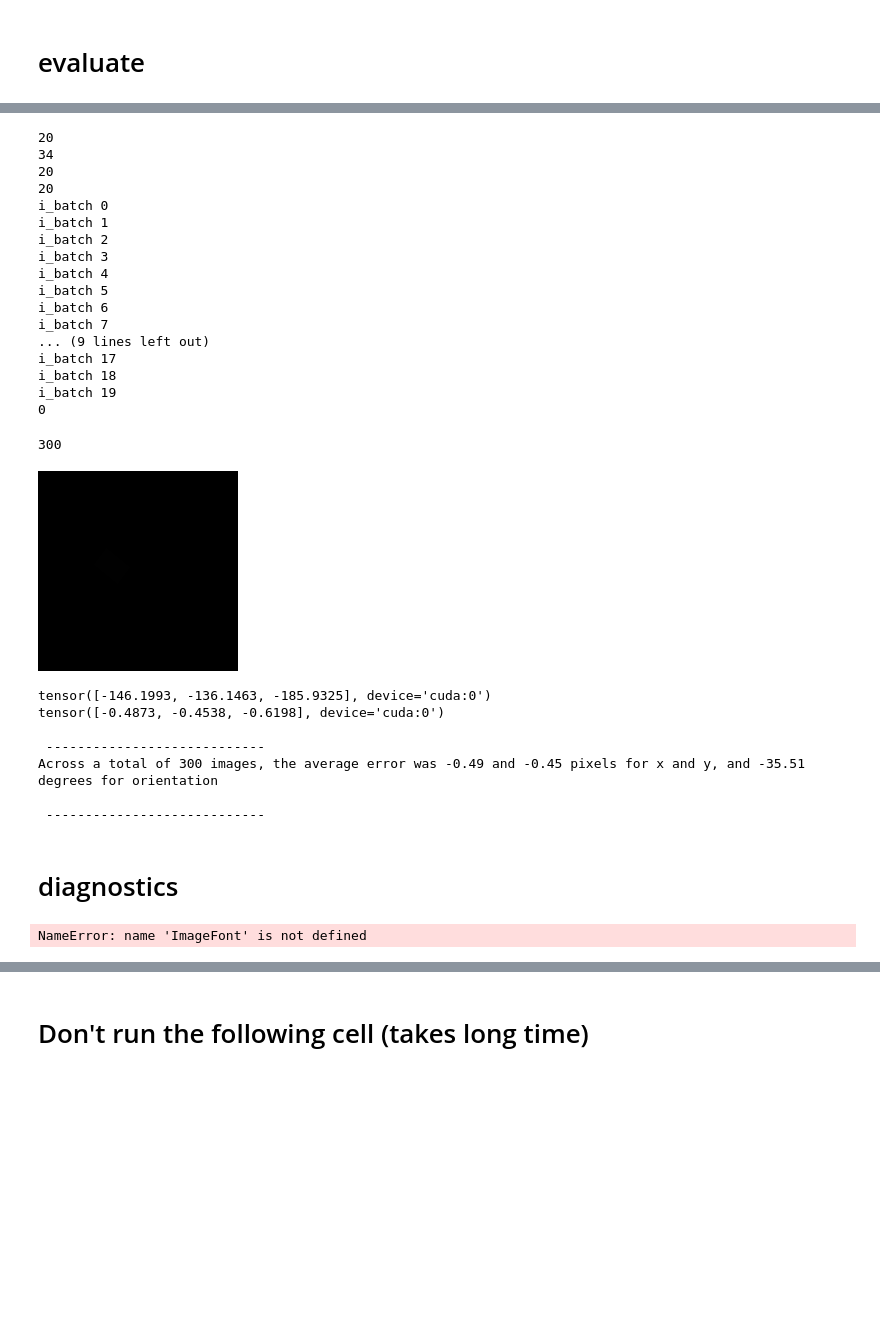
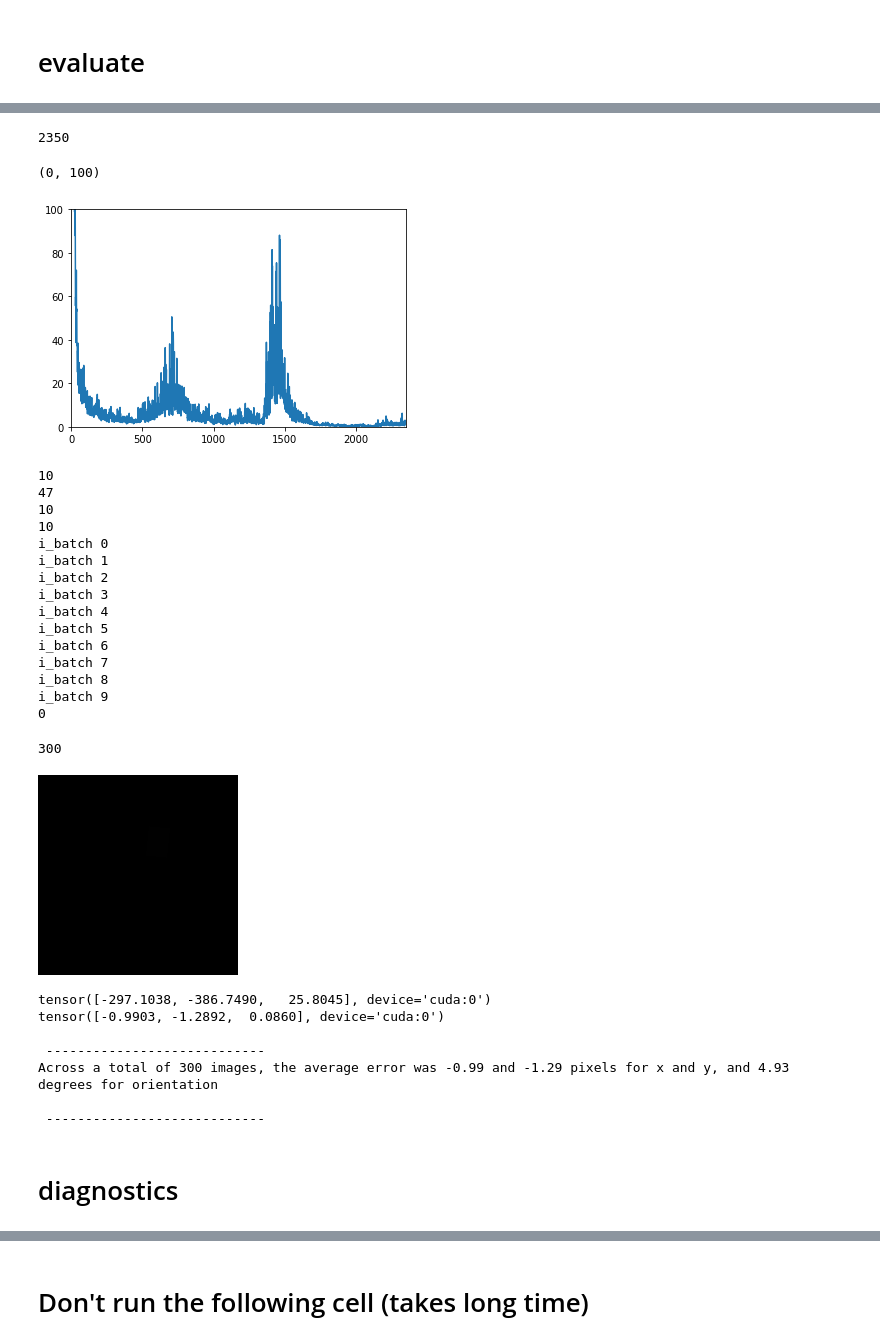
Before and after one commit to nouyang/platt2018, a Jupyter notebook: rcnn_depth/image generation.ipynb, the cells around one changed output, grey strips where cells are left out. Cells and saved outputs as stored; diff of their text form; code cells hidden in the pictures; blank space fills up the shorter version.

```diff
--- a/rcnn_depth/image generation.ipynb
+++ b/rcnn_depth/image generation.ipynb
@@ -66,9 +68,9 @@ def make_dataset(dirname, num_images):
         img.save(newpath + '/rect'+str(i)+'.png')
     return true_coords
 
-train_truth = make_dataset('data', 500)
+train_truth = make_dataset('data1', 1500)
 print(len(train_truth))
-test_truth = make_dataset('./data/test', 300)
+test_truth = make_dataset('./data1/test', 300)
 
 class RectDepthImgsDataset(Dataset):
     """Artificially generated depth images dataset"""
@@ -106,19 +108,19 @@ class RectDepthImgsDataset(Dataset):
 num_epochs = 50
 num_classes = 3 # predicting x,y,orientation
 learning_rate = 0.001
-batch_size = 15
+batch_size = 32
 
 device = torch.device("cuda:0" if torch.cuda.is_available() else "cpu")
 print("CUDA available? device: ", device)
 
 # Dataset is depth images of rectangular blocks
-train_dataset = RectDepthImgsDataset(img_dir='./data', coords=train_truth)
+train_dataset = RectDepthImgsDataset(img_dir='./data1', coords=train_truth)
 
 # Data loader
 train_loader = DataLoader(dataset=train_dataset, batch_size=batch_size,
                           shuffle=True)
 
-test_dataset = RectDepthImgsDataset(img_dir='./data/test', coords=test_truth)
+test_dataset = RectDepthImgsDataset(img_dir='./data1/test', coords=test_truth)
 
 # Data loader
 test_loader = DataLoader(dataset=test_dataset, batch_size=batch_size,
@@ -186,7 +188,7 @@ for epoch in range(num_epochs):
 
         images, labels = images.to(device), labels.to(device)
         optimizer.zero_grad()
-        print('This is batch', i_batch, ' with len images ', len(images))
+        #print('This is batch', i_batch, ' with len images ', len(images))
 
         # Forward pass
         outputs = model(images).to(device)
@@ -197,7 +199,7 @@ for epoch in range(num_epochs):
         optimizer.step()
 
         #if (i_batch+1) % 1 == 0:
-        if (epoch+1) % 10 == 0:
+        if (i_batch) % 25 == 0:
             print('Epoch [{}/{}], Step [{}/{}], Loss: {:.4f}'.format(epoch+1,
                                                                       num_epochs,
                                                                       i_batch+1,
@@ -227,3 +235,12 @@ Epoch [50/50], Step [34/34], Loss: 0.9272
+# %%
+plt.plot(range(len(losses_list)), losses_list)
+print(len(losses_list))
+plt.xlim([0,2350])
+plt.ylim([0,100])
+# %% [output]
+2350
+(0, 100)
+[figure, added]
 # %%
 model.to(device).eval()
 # eval mode (batchnorm uses moving mean/variance instead of mini-batch mean/variance)
@@ -263,10 +280,10 @@ with torch.no_grad():
         #correct += (predicted == labels).sum().item()
 print(n_total * batch_size)
 # %% [output]
-20
-34
-20
-20
+10
+47
+10
+10
 i_batch 0
 i_batch 1
 i_batch 2
@@ -275,10 +292,8 @@ i_batch 4
 i_batch 5
 i_batch 6
 i_batch 7
-... (9 lines left out)
-i_batch 17
-i_batch 18
-i_batch 19
+i_batch 8
+i_batch 9
 0
 # %%
 n_total = len(test_loader.dataset)
@@ -301,11 +316,11 @@ print('\n ----------------------------')
 # %% [output]
 300
 [figure]
-tensor([-146.1993, -136.1463, -185.9325], device='cuda:0')
-tensor([-0.4873, -0.4538, -0.6198], device='cuda:0')
+tensor([-297.1038, -386.7490,   25.8045], device='cuda:0')
+tensor([-0.9903, -1.2892,  0.0860], device='cuda:0')
 
  ----------------------------
-Across a total of 300 images, the average error was -0.49 and -0.45 pixels for x and y, and -35.51 degrees for orientation
+Across a total of 300 images, the average error was -0.99 and -1.29 pixels for x and y, and 4.93 degrees for orientation
 
  ----------------------------
 # %% [markdown]
@@ -330,8 +345,6 @@ def draw_crosspointer(xy, draw, fillcolor_X='green', fillcolor='white', length=2
     draw.line((a-length, b-length, a+length, b+length), fill=fillcolor_X)
     draw.point((a,b))
     return draw
-# %% [output]
-NameError: name 'ImageFont' is not defined
 # %%
 import torchvision
 import matplotlib.pyplot as plt
```
Also changed, not shown: parts of 8 cells of this notebook, 6 other files.
